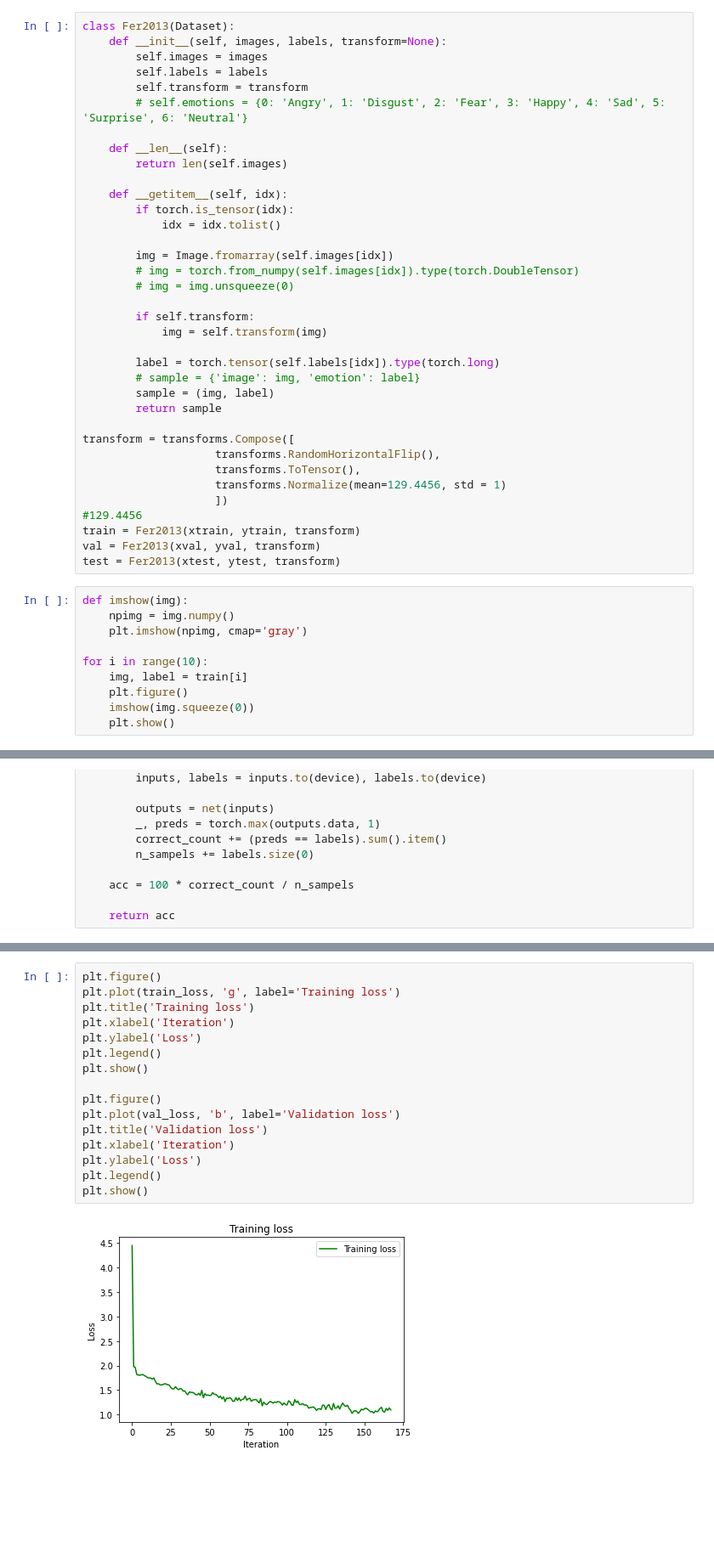
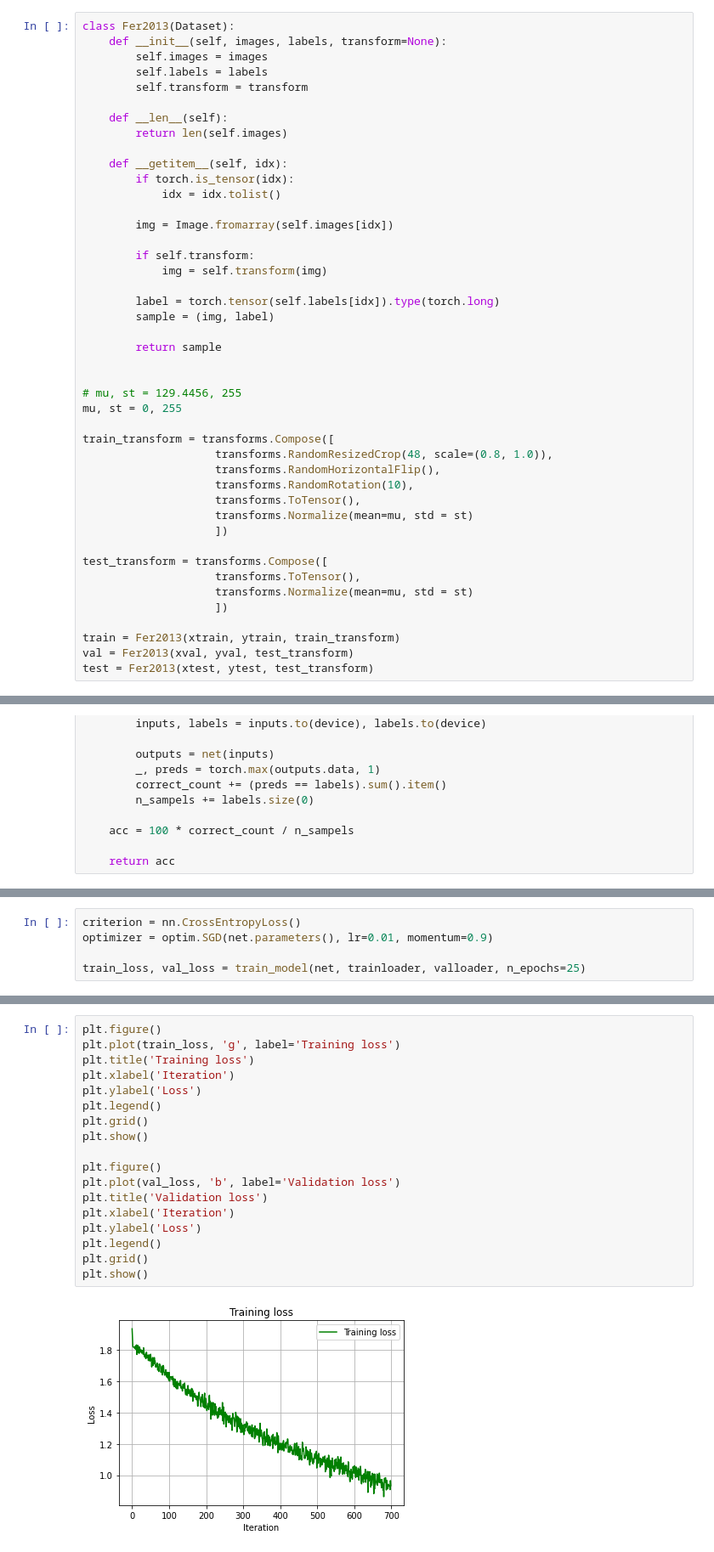
Before and after one commit to usef-kh/EC-523-Deep-Learning-Project, a Jupyter notebook: FER_with_CNN_Ensemble.ipynb, the cells around one changed output, grey strips where cells are left out. Shown: that part at 85% size. Cells and saved outputs as stored; diff of their text form; blank space fills up the shorter version.

```diff
--- a/FER_with_CNN_Ensemble.ipynb
+++ b/FER_with_CNN_Ensemble.ipynb
@@ -80,7 +83,6 @@ class Fer2013(Dataset):
         self.images = images
         self.labels = labels
         self.transform = transform
-        # self.emotions = {0: 'Angry', 1: 'Disgust', 2: 'Fear', 3: 'Happy', 4: 'Sad', 5: 'Surprise', 6: 'Neutral'}
 
     def __len__(self):
         return len(self.images)
@@ -90,33 +92,32 @@ class Fer2013(Dataset):
             idx = idx.tolist()
 
         img = Image.fromarray(self.images[idx])
-        # img = torch.from_numpy(self.images[idx]).type(torch.DoubleTensor)
-        # img = img.unsqueeze(0)
 
         if self.transform:
             img = self.transform(img)
 
         label = torch.tensor(self.labels[idx]).type(torch.long)
-        # sample = {'image': img, 'emotion': label}
         sample = (img, label)
+
         return sample
 
-transform = transforms.Compose([
+
+# mu, st = 129.4456, 255
+mu, st = 0, 255
+
+train_transform = transforms.Compose([
+                    transforms.RandomResizedCrop(48, scale=(0.8, 1.0)),
                     transforms.RandomHorizontalFlip(),
+                    transforms.RandomRotation(10),
                     transforms.ToTensor(),
-                    transforms.Normalize(mean=129.4456, std = 1)
+                    transforms.Normalize(mean=mu, std = st)
                     ])
-#129.4456
-train = Fer2013(xtrain, ytrain, transform)
-val = Fer2013(xval, yval, transform)
-test = Fer2013(xtest, ytest, transform)
+
+test_transform = transforms.Compose([
+                    transforms.ToTensor(),
+                    transforms.Normalize(mean=mu, std = st)
+                    ])
+
+train = Fer2013(xtrain, ytrain, train_transform)
+val = Fer2013(xval, yval, test_transform)
+test = Fer2013(xtest, ytest, test_transform)
-# %%
-def imshow(img):
-    npimg = img.numpy()
-    plt.imshow(npimg, cmap='gray')
-
-for i in range(10):
-    img, label = train[i]
-    plt.figure()
-    imshow(img.squeeze(0))
-    plt.show()
@@ -280,0 +264,5 @@ Validating
+# %%
+criterion = nn.CrossEntropyLoss()
+optimizer = optim.SGD(net.parameters(), lr=0.01, momentum=0.9)
+
+train_loss, val_loss = train_model(net, trainloader, valloader, n_epochs=25)
@@ -281,18 +289,20 @@ Validating
 # %%
 plt.figure()
 plt.plot(train_loss, 'g', label='Training loss')
 plt.title('Training loss')
 plt.xlabel('Iteration')
 plt.ylabel('Loss')
 plt.legend()
+plt.grid()
 plt.show()
 
 plt.figure()
 plt.plot(val_loss, 'b', label='Validation loss')
 plt.title('Validation loss')
 plt.xlabel('Iteration')
 plt.ylabel('Loss')
 plt.legend()
+plt.grid()
 plt.show()
 # %% [output]
-[figure, old version]
+[figure, new version]
```
Also changed, not shown: parts of 13 cells of this notebook.
